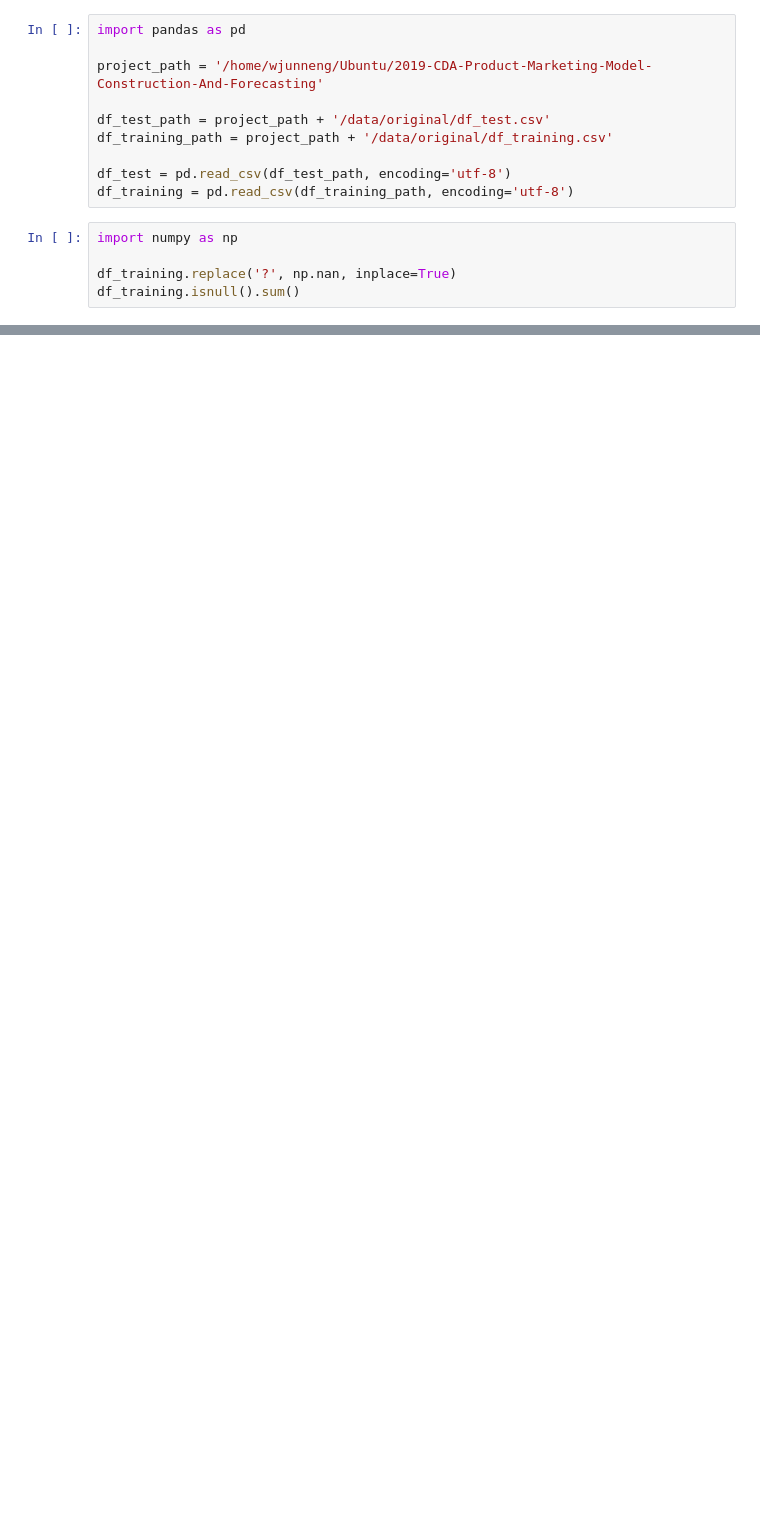
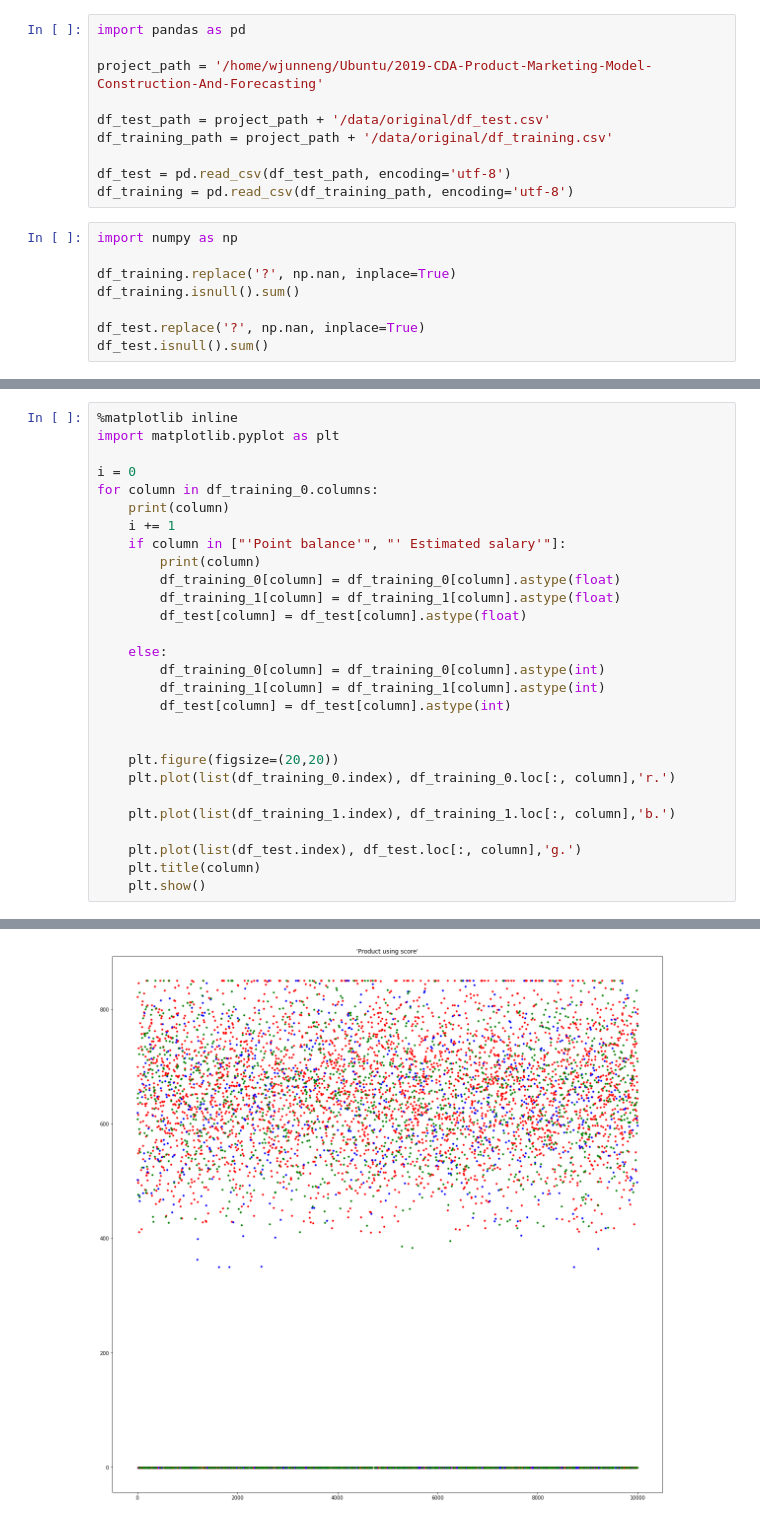
Before and after one commit to wjunneng/2019-CDA-Product-Marketing-Model-Construction-And-Forecasting, a Jupyter notebook: eda/9_21.ipynb, the cells around one changed output, grey strips where cells are left out. Cells and saved outputs as stored; diff of their text form; blank space fills up the shorter version.

```diff
--- a/eda/9_21.ipynb
+++ b/eda/9_21.ipynb
@@ -13,4 +13,7 @@ import numpy as np
 
 df_training.replace('?', np.nan, inplace=True)
 df_training.isnull().sum()
+
+df_test.replace('?', np.nan, inplace=True)
+df_test.isnull().sum()
 # %% [output]
@@ -29,0 +114,29 @@ dtype: int64
+# %%
+%matplotlib inline
+import matplotlib.pyplot as plt
+
+i = 0
+for column in df_training_0.columns:
+    print(column)
+    i += 1
+    if column in ["'Point balance'", "' Estimated salary'"]:
+        print(column)
+        df_training_0[column] = df_training_0[column].astype(float)
+        df_training_1[column] = df_training_1[column].astype(float)
+        df_test[column] = df_test[column].astype(float)
+
+    else:
+        df_training_0[column] = df_training_0[column].astype(int)
+        df_training_1[column] = df_training_1[column].astype(int)
+        df_test[column] = df_test[column].astype(int)
+
+
+    plt.figure(figsize=(20,20))
+    plt.plot(list(df_training_0.index), df_training_0.loc[:, column],'r.')
+
+    plt.plot(list(df_training_1.index), df_training_1.loc[:, column],'b.')
+
+    plt.plot(list(df_test.index), df_test.loc[:, column],'g.')
+    plt.title(column)
+    plt.show()
+# %% [output]
@@ -29,0 +154 @@ dtype: int64
+[figure, added]
```
Also changed, not shown: parts of 6 cells of this notebook, 16 other files.
